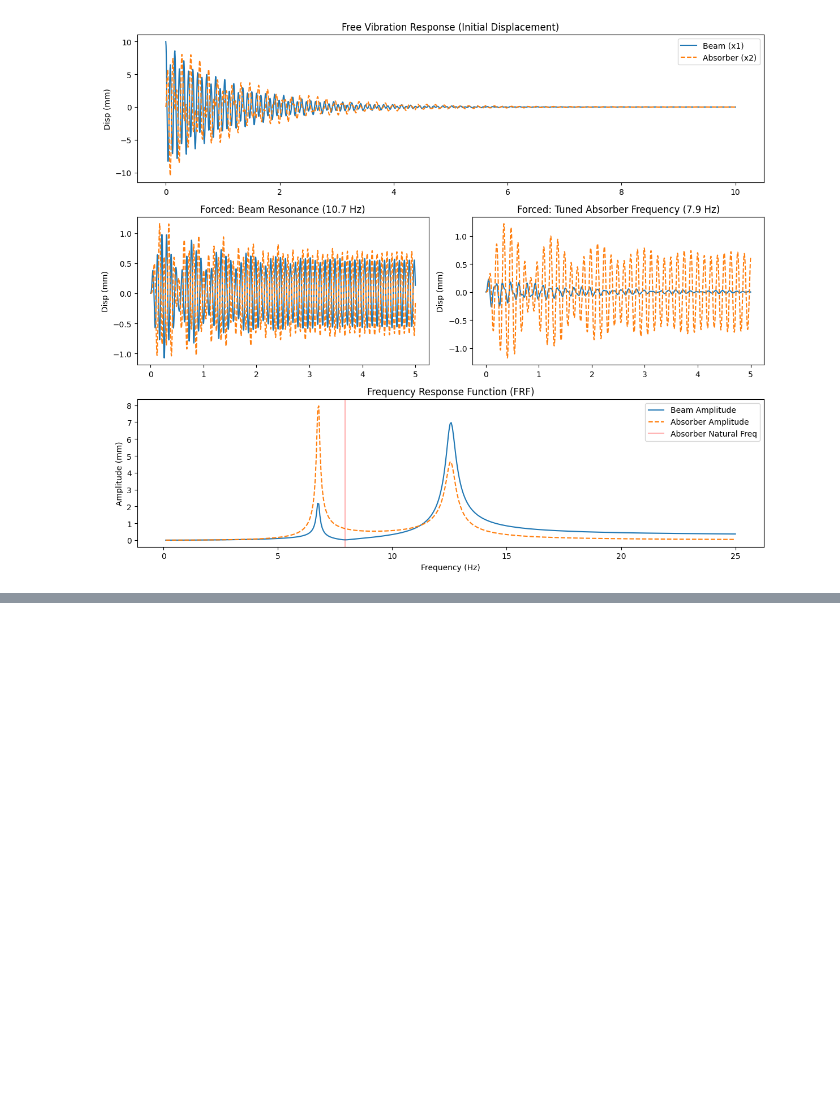
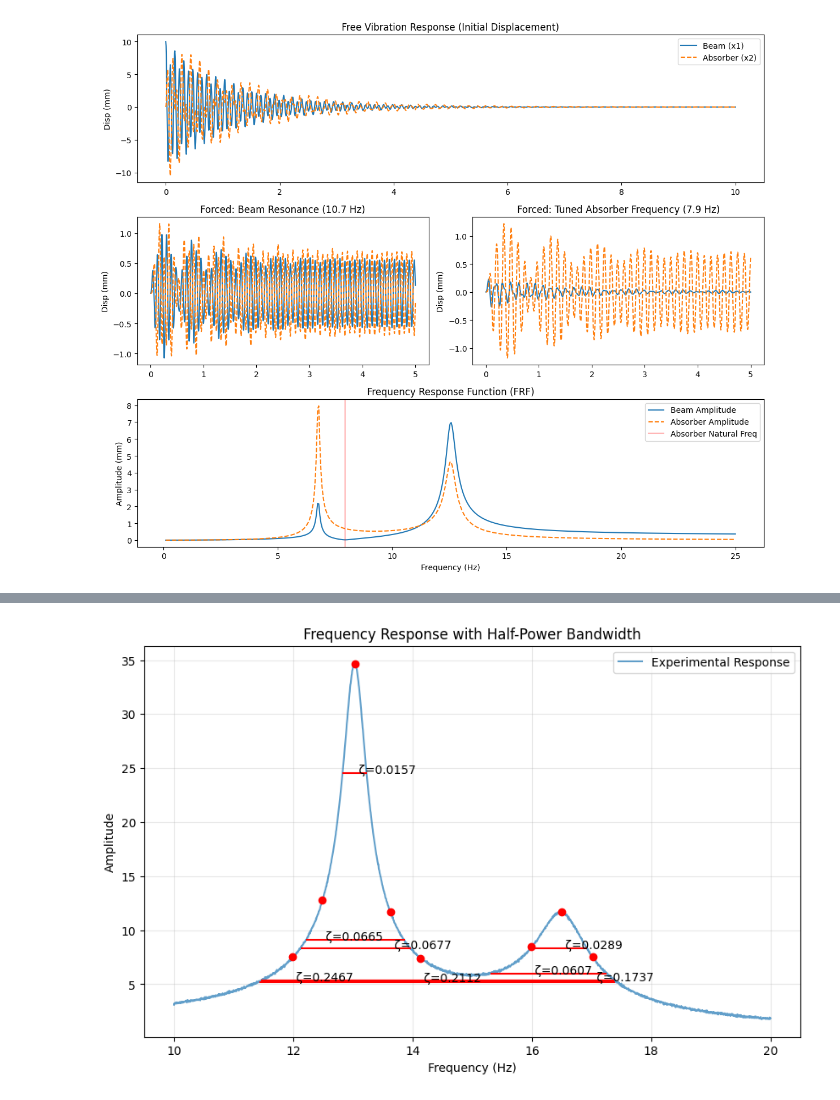
Before and after one commit to tharindu33333/ME421-Mechanical-Systems-Lab-A2, a Jupyter notebook: Vibration/E_20_352_Vibration.ipynb, the cells around one changed output, grey strips where cells are left out. Saved outputs shown, nothing was run; the diff lists cells and outputs as text; code cells hidden in the pictures; blank space fills up the shorter version.

```diff
--- a/Vibration/E_20_352_Vibration.ipynb
+++ b/Vibration/E_20_352_Vibration.ipynb
@@ -292,0 +295,88 @@ plt.show()
+# %%
+import numpy as np
+import matplotlib.pyplot as plt
+from scipy.signal import find_peaks
+
+# ==========================================
+# 1. DATA GENERATION (Same as before)
+# ==========================================
+freq = np.linspace(10, 20, 2000)
+omega = 2 * np.pi * freq
+
+# Natural frequencies
+f1, f2 = 13.03, 16.50
+w1, w2 = 2*np.pi*f1, 2*np.pi*f2
+
+# Damping ratios (true values)
+zeta1, zeta2 = 0.015, 0.025
+
+# Frequency response (2-DOF)
+H1 = 1 / np.sqrt((1 - (omega/w1)**2)**2 + (2*zeta1*omega/w1)**2)
+H2 = 0.5 / np.sqrt((1 - (omega/w2)**2)**2 + (2*zeta2*omega/w2)**2)
+
+amplitude = H1 + H2 + np.random.normal(0, 0.05, len(freq))
+
+# ==========================================
+# 2. HALF-POWER DAMPING FUNCTION (NEW STYLE)
+# ==========================================
+def half_power_damping(freq, amp):
+
+    peak_idx, props = find_peaks(
+        amp,
+        height=0.2 * np.max(amp),
+        distance=100
+    )
+
+    print(f"{'Mode':<6}{'fn (Hz)':<15}{'ζ (Calculated)':<20}")
+    print("-"*45)
+
+    results = []
+
+    for i, idx in enumerate(peak_idx):
+
+        fn = freq[idx]
+        Amax = amp[idx]
+        A_half = Amax / np.sqrt(2)
+
+        # Left side (f1)
+        left = amp[:idx]
+        f1_idx = np.where(left <= A_half)[0][-1]
+        f1 = freq[f1_idx]
+
+        # Right side (f2)
+        right = amp[idx:]
+        f2_idx = np.where(right <= A_half)[0][0] + idx
+        f2 = freq[f2_idx]
+
+        # Damping ratio
+        zeta = (f2 - f1) / (2 * fn)
+
+        results.append((fn, zeta, f1, f2, A_half))
+        print(f"{i+1:<6}{fn:<15.4f}{zeta:<20.5f}")
+
+    return results
+
+# ==========================================
+# 3. RUN CALCULATION
+# ==========================================
+print("\nHALF-POWER BANDWIDTH RESULTS:\n")
+modes = half_power_damping(freq, amplitude)
+
+# ==========================================
+# 4. PLOTTING (Same Result, New Style)
+# ==========================================
+plt.figure(figsize=(10, 6))
+plt.plot(freq, amplitude, label="Experimental Response", alpha=0.7)
+
+for i, (fn, zeta, f1, f2, A_half) in enumerate(modes):
+    plt.hlines(A_half, f1, f2, colors='r')
+    plt.plot(fn, A_half*np.sqrt(2), 'ro')
+    plt.text(fn, A_half, f" ζ={zeta:.4f}", fontsize=10)
+
+plt.xlabel("Frequency (Hz)")
+plt.ylabel("Amplitude")
+plt.title("Frequency Response with Half-Power Bandwidth")
+plt.grid(True, alpha=0.3)
+plt.legend()
+plt.show()
+# %% [output]
@@ -292,0 +395 @@ plt.show()
+[figure, added]
```
Also changed, not shown: parts of 5 cells of this notebook.
